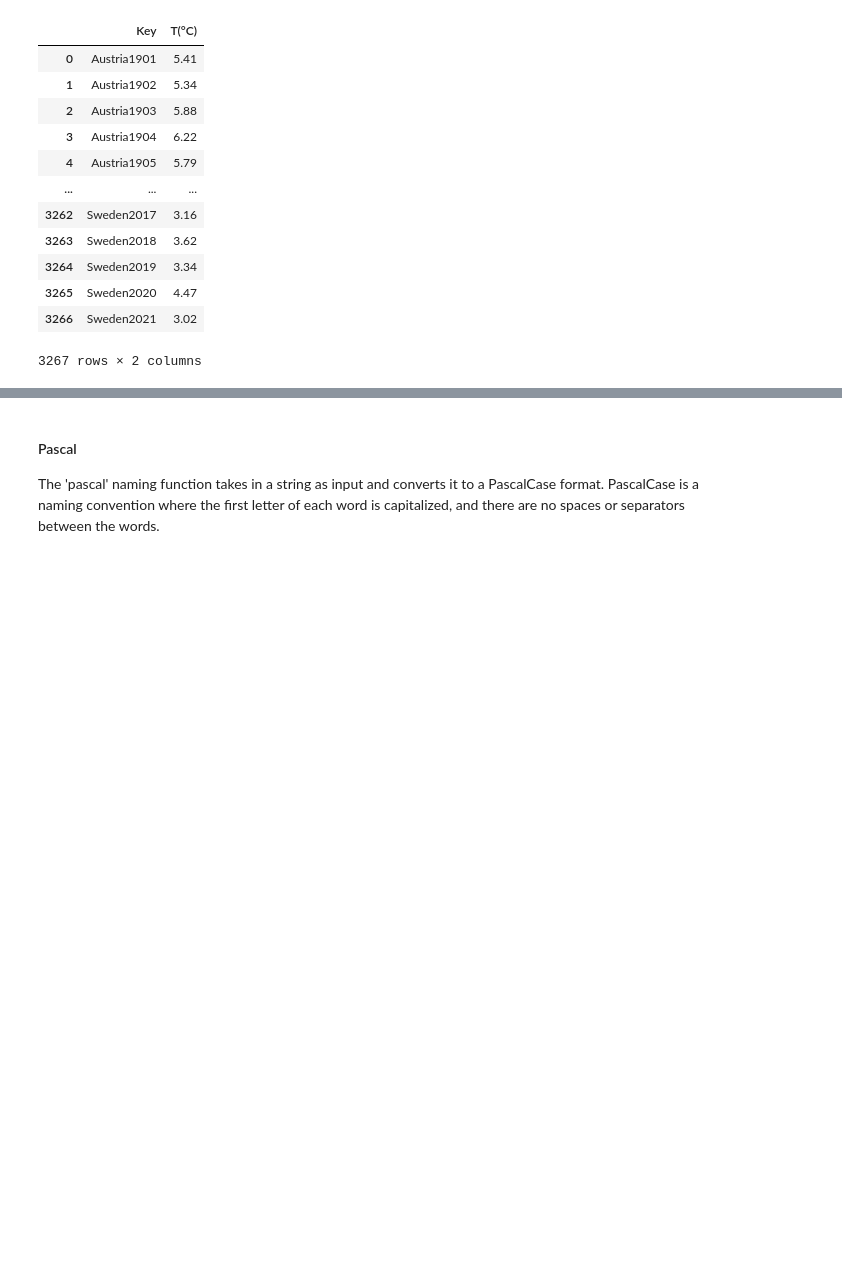
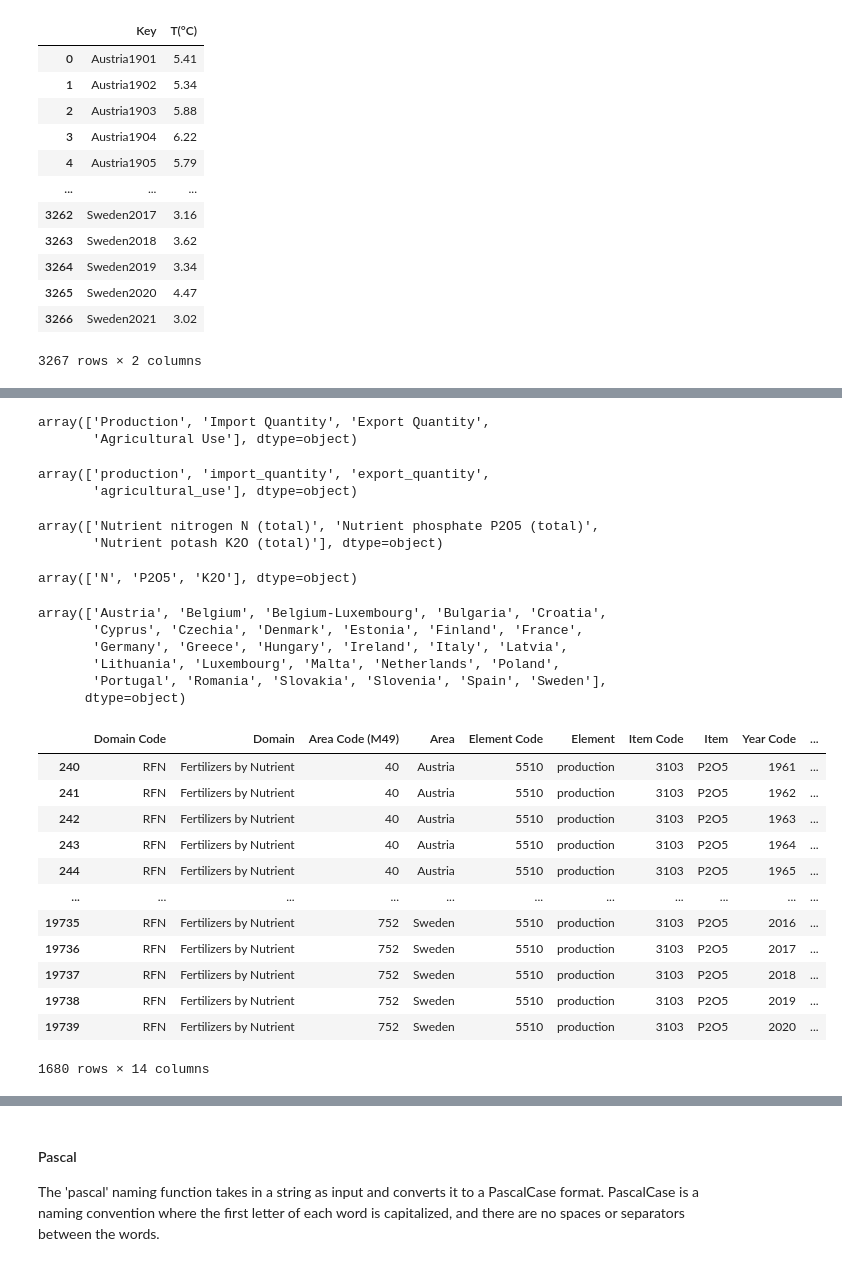
Before and after one commit to ronandownes/beef, a Jupyter notebook: 02_dw_beef.ipynb, the cells around one changed output, grey strips where cells are left out. Saved outputs shown, nothing was run; the diff lists cells and outputs as text; code cells hidden in the pictures; blank space fills up the shorter version.

```diff
--- a/02_dw_beef.ipynb
+++ b/02_dw_beef.ipynb
@@ -518,0 +311,51 @@ print(df.shape)
+# %%
+# calculate the unique values in a DataFrame column
+elements = df['Element'].unique()
+elements
+# %% [output]
+array(['Production', 'Import Quantity', 'Export Quantity',
+       'Agricultural Use'], dtype=object)
+# %%
+df['Element'] = df['Element'].str.lower().str.replace(' ', '_')
+elements = df['Element'].unique()
+elements
+# %% [output]
+array(['production', 'import_quantity', 'export_quantity',
+       'agricultural_use'], dtype=object)
+# %%
+item=df['Item'].unique()
+item
+# %% [output]
+array(['Nutrient nitrogen N (total)', 'Nutrient phosphate P2O5 (total)',
+       'Nutrient potash K2O (total)'], dtype=object)
+# %%
+replace_dict = {'Nutrient nitrogen N (total)': 'N', 'Nutrient phosphate P2O5 (total)': 'P2O5', 'Nutrient potash K2O (total)': 'K2O'}
+# %%
+df['Item'] = df['Item'].replace(replace_dict)
+item=df['Item'].unique()
+item
+# %% [output]
+array(['N', 'P2O5', 'K2O'], dtype=object)
+# %%
+coun= df_11['Area'].unique()
+coun
+# %% [output]
+array(['Austria', 'Belgium', 'Belgium-Luxembourg', 'Bulgaria', 'Croatia',
+       'Cyprus', 'Czechia', 'Denmark', 'Estonia', 'Finland', 'France',
+       'Germany', 'Greece', 'Hungary', 'Ireland', 'Italy', 'Latvia',
+       'Lithuania', 'Luxembourg', 'Malta', 'Netherlands', 'Poland',
+       'Portugal', 'Romania', 'Slovakia', 'Slovenia', 'Spain', 'Sweden'],
+      dtype=object)
+# %%
+df_11 = df[(df['Element'] == 'production') & (df['Item'] == 'N')]
+df_12 = df[(df['Element'] == 'production') & (df['Item'] == 'P2O5')]
+df_13 = df[(df['Element'] == 'production') & (df['Item'] == 'K20')]
+df_14 = df[(df['Element'] == 'import_quantity') & (df['Item'] == 'N')]
+df_15 = df[(df['Element'] == 'import_quantity') & (df['Item'] == 'P2O5')]
+df_16 = df[(df['Element'] == 'import_quantity') & (df['Item'] == 'K20')]
+df_17 = df[(df['Element'] == 'export_quantity') & (df['Item'] == 'N')]
+df_18 = df[(df['Element'] == 'export_quantity') & (df['Item'] == 'P2O5')]
+df_19 = df[(df['Element'] == 'export_quantity') & (df['Item'] == 'K20')]
+df_20 = df[(df['Element'] == 'agricultural_use') & (df['Item'] == 'N')]
+df_21 = df[(df['Element'] == 'agricultural_use') & (df['Item'] == 'P2O5')]
+df_22 = df[(df['Element'] == 'agricultural_use') & (df['Item'] == 'K20')]
@@ -518,0 +365,17 @@ print(df.shape)
+# %%
+p2o5_production_df=df_12
+p2o5_production_df
+# %% [output]
+|  | Domain Code | Domain | Area Code (M49) | Area | Element Code | Element | Item Code | Item | Year Code | ... |
+| 240 | RFN | Fertilizers by Nutrient | 40 | Austria | 5510 | production | 3103 | P2O5 | 1961 | ... |
+| 241 | RFN | Fertilizers by Nutrient | 40 | Austria | 5510 | production | 3103 | P2O5 | 1962 | ... |
+| 242 | RFN | Fertilizers by Nutrient | 40 | Austria | 5510 | production | 3103 | P2O5 | 1963 | ... |
+| 243 | RFN | Fertilizers by Nutrient | 40 | Austria | 5510 | production | 3103 | P2O5 | 1964 | ... |
+| 244 | RFN | Fertilizers by Nutrient | 40 | Austria | 5510 | production | 3103 | P2O5 | 1965 | ... |
+| ... | ... | ... | ... | ... | ... | ... | ... | ... | ... | ... |
+| 19735 | RFN | Fertilizers by Nutrient | 752 | Sweden | 5510 | production | 3103 | P2O5 | 2016 | ... |
+| 19736 | RFN | Fertilizers by Nutrient | 752 | Sweden | 5510 | production | 3103 | P2O5 | 2017 | ... |
+| 19737 | RFN | Fertilizers by Nutrient | 752 | Sweden | 5510 | production | 3103 | P2O5 | 2018 | ... |
+| 19738 | RFN | Fertilizers by Nutrient | 752 | Sweden | 5510 | production | 3103 | P2O5 | 2019 | ... |
+| 19739 | RFN | Fertilizers by Nutrient | 752 | Sweden | 5510 | production | 3103 | P2O5 | 2020 | ... |
+1680 rows × 14 columns
```
Also changed, not shown: parts of 123 cells of this notebook, 39 other files.
